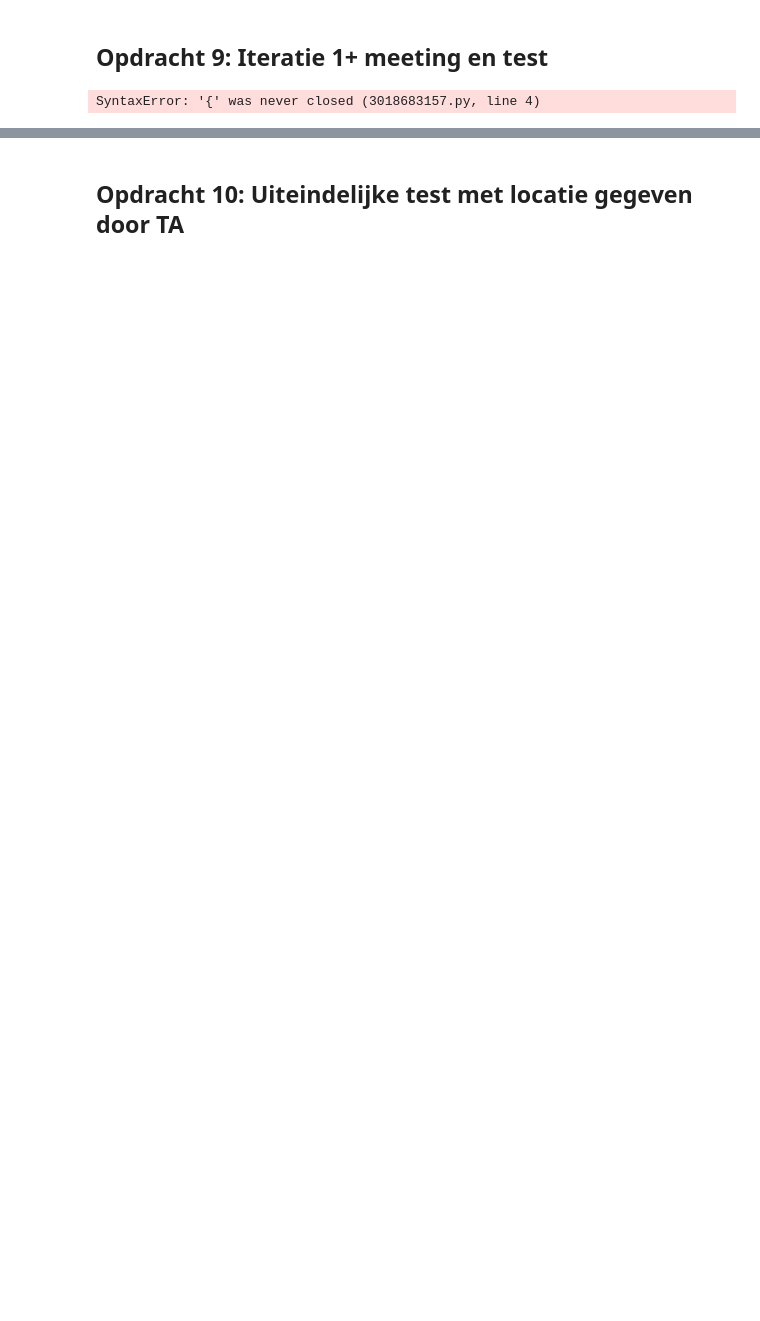
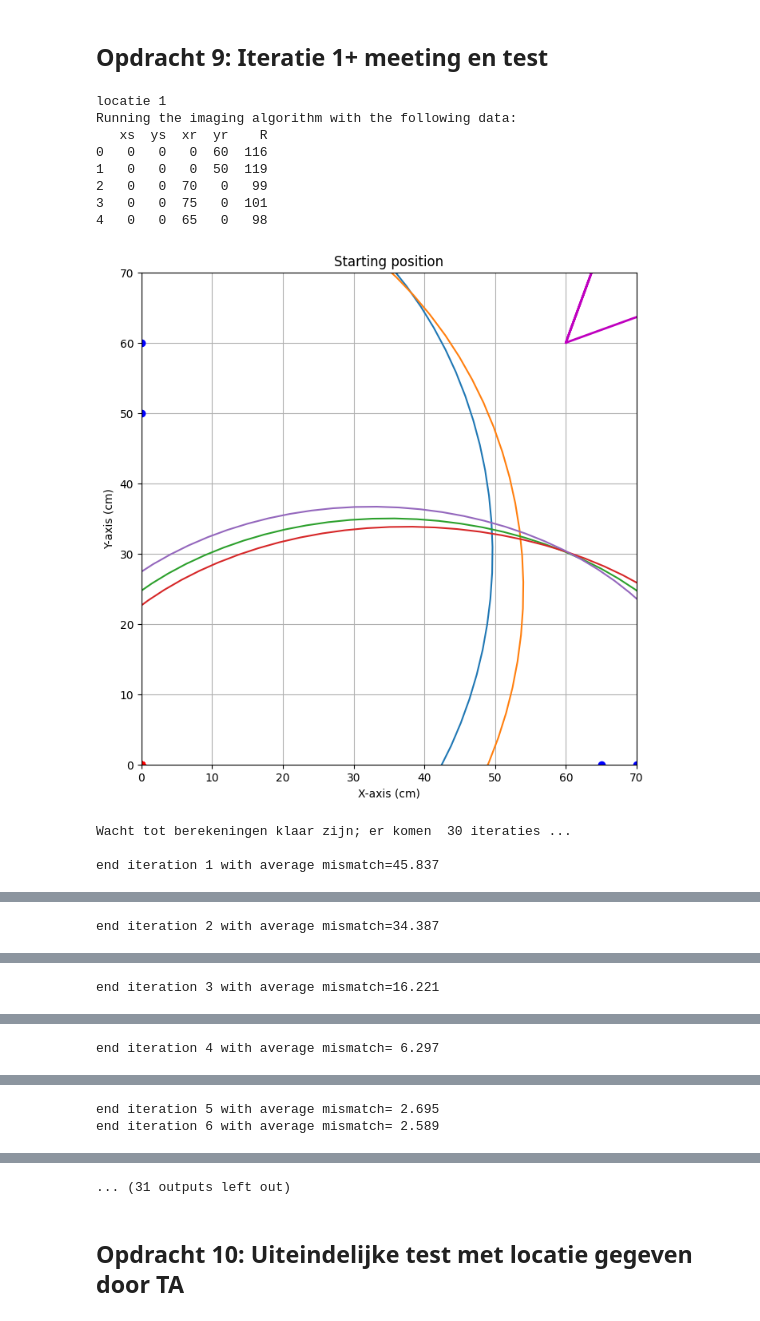
Before and after one commit to ElineSerpenti/opdrachten-DEF-D.EALSerpenti, a Jupyter notebook: FysiekeOntwerpopdrachten/4OntwerpEenAlgoritmeEchoAkoestisch/DEFOntwerpopdracht4AlgoritmeInvulTemplate.ipynb, the cells around one changed output, grey strips where cells are left out. Saved outputs shown, nothing was run; the diff lists cells and outputs as text; code cells hidden in the pictures; blank space fills up the shorter version.

```diff
--- a/FysiekeOntwerpopdrachten/4OntwerpEenAlgoritmeEchoAkoestisch/DEFOntwerpopdracht4AlgoritmeInvulTemplate.ipynb
+++ b/FysiekeOntwerpopdrachten/4OntwerpEenAlgoritmeEchoAkoestisch/DEFOntwerpopdracht4AlgoritmeInvulTemplate.ipynb
@@ -11,7 +11,7 @@ Aan het einde van deze ontwerpopdracht lever je als groep één gezamenlijk note
 # Vul ook hieronder jullie voornamen in en run deze cel.
 # Dat is nodig voor de code die je verderop in dit notebook gaat runnen.
 
-studentNames = ['Sam', 'Cedric','Eline']
+studentNames = ['Sam', 'Cedric']
 # %% [markdown]
 ## Opdracht 1: Planning.
 # %% [markdown]
@@ -262,55 +333,88 @@ Figuur: ![Alt](tudelftLogo.png)
 # Voeg hier je meetgegevens van deze iteratie in:
 
 # Vul onderstaande in met jullie gekozen locaties van het reflecterende papier.
-targets = {'locatie 1':{'x0':#zelf aanvullen,
-                    'y0':#zelf aanvullen,
-                    'alpha' : #zelf aanvullen,
-                    'beta' : #zelf aanvullen},
-           'locatie 2':{'x0':#zelf aanvullen,
-                    'y0':#zelf aanvullen,
-                    'alpha' : #zelf aanvullen,
-                    'beta' : #zelf aanvullen}
+targets = {'locatie 1':{'x0': 48.5, #zelf aanvullen,
+                    'y0': 29, #zelf aanvullen,
+                    'alpha' : 20 ,#zelf aanvullen,
+                    'beta' : -1 }, #zelf aanvullen,
+           'locatie 2':{'x0': 21.8, #zelf aanvullen,
+                    'y0': 25.8, #zelf aanvullen,
+                    'alpha' : -5, #zelf aanvullen,
+                    'beta' : 5} #zelf aanvullen
             }
 
 
 # Vul onderstaande matrixen aan met je gemeten meetgegevens.
 
 data ={'locatie 1' :  pd.DataFrame(columns=["xs", "ys", "xr", "yr", "R"], data=[
-    # zelf aanvullen
+    #[0,50,50,0,57.5] ongeldig
+    #[0,60,60,0,85.5] ongeldig
+    #-> niet in driehoek
+    [0,0,0,60,116],
+    [0,0,0,50,119],
+    #[0,0,0,40,190] ongeldig
+    #[0,0,0,45,186] ongeldig
+    #[0,0,0,10,0.36] ongeldig
+    #[0,0,80,0,0.36] ongeldig
+    [0,0,70,0,99],
+    #[0,0,60,0,0.36] ongeldig
+    [0,0,75,0,101],
+    [0,0,65,0,98]
     ]),
        'locatie 2' : pd.DataFrame(columns=["xs", "ys", "xr", "yr", "R"], data=[
-    # zelf aanvullen
+    # [60,0, 0,60, 0.36] ongeldig
+    # [55,0, 0, 55, 0.36 ] ongeldig
+    # [50,0, 0, 50, 76.2] ongeldig
+    #-> in driehoek
+    [0,40, 0, 50, 53.1],
+    [0,30, 0, 40, 50.6 ],
+    [0, 20, 0, 30, 0.36],
+    [0, 35, 0, 45, 50.0],
+    [40,0,50 , 0, 54.2],
+    [ 30,0, 40, 0, 53.3],
+    [20, 0 , 30,0, 53.2]
     ])
       }
 
 
 # Hier runnen we het imaging algoritme:
 resultaat = dict()
 
 for locatie in targets:
     print(locatie)
     resultaat[locatie] = imagingDEF.imagingDEF(data[locatie])
     print(resultaat[locatie])
 
 
 # en hier laten we de resultaten als text zien.
 for locatie in targets:
     txt='{naam} \r\nx0 target is : {x0Target:.1f}. Gevonden waarde: {x0:.1f} cm met een standaardafwijking van {x0_eps:.1f} cm \r\n'
     txt = txt + 'y0 target is : {y0Target:.1f}. Gevonden waarde: {y0:.1f} cm met een standaardafwijking van {y0_eps:.1f} cm \r\n'
     txt = txt + 'alpha target is : {alphaTarget:.1f}. Gevonden waarde: {alpha:.1f} graden met een standaardafwijking van {alpha_eps:.1f} graad \r\n'
     txt = txt + 'beta target is : {betaTarget:.1f}. Gevonden waarde: {beta:.1f} graden met een standaardafwijking van {beta_eps:.1f} graad \r\n'
     print(txt.format(naam = locatie,
                      x0Target=targets[locatie]['x0'],
                      x0=resultaat[locatie]['x0'],
                      x0_eps=resultaat[locatie]['x0_eps'],
                      y0Target=targets[locatie]['y0'],
                      y0=resultaat[locatie]['y0'],
                      y0_eps=resultaat[locatie]['y0_eps'],
                      alphaTarget=targets[locatie]['alpha'],
                      alpha=resultaat[locatie]['alpha'],
                      alpha_eps=resultaat[locatie]['alpha_eps'],
                      betaTarget=targets[locatie]['beta'],
                      beta=resultaat[locatie]['beta'],
                      beta_eps=resultaat[locatie]['beta_eps']))
 # %% [output]
-SyntaxError: '{' was never closed (3018683157.py, line 4)
+locatie 1
+Running the imaging algorithm with the following data:
+   xs  ys  xr  yr    R
+0   0   0   0  60  116
+1   0   0   0  50  119
+2   0   0  70   0   99
+3   0   0  75   0  101
+4   0   0  65   0   98
+[figure, added]
+Wacht tot berekeningen klaar zijn; er komen  30 iteraties ...
+
+end iteration 1 with average mismatch=45.837
@@ -316,0 +422 @@ SyntaxError: '{' was never closed (3018683157.py, line 4)
+end iteration 2 with average mismatch=34.387
@@ -316,0 +424 @@ SyntaxError: '{' was never closed (3018683157.py, line 4)
+end iteration 3 with average mismatch=16.221
@@ -316,0 +426 @@ SyntaxError: '{' was never closed (3018683157.py, line 4)
+end iteration 4 with average mismatch= 6.297
@@ -316,0 +428,2 @@ SyntaxError: '{' was never closed (3018683157.py, line 4)
+end iteration 5 with average mismatch= 2.695
+end iteration 6 with average mismatch= 2.589
@@ -317,3 +431,4 @@ SyntaxError: '{' was never closed (3018683157.py, line 4)
+... (31 outputs left out)
 # %% [markdown]
 ## Opdracht 10: Uiteindelijke test met locatie gegeven door TA
 # %%
```
Also changed, not shown: parts of 10 cells of this notebook, 4 other files.
